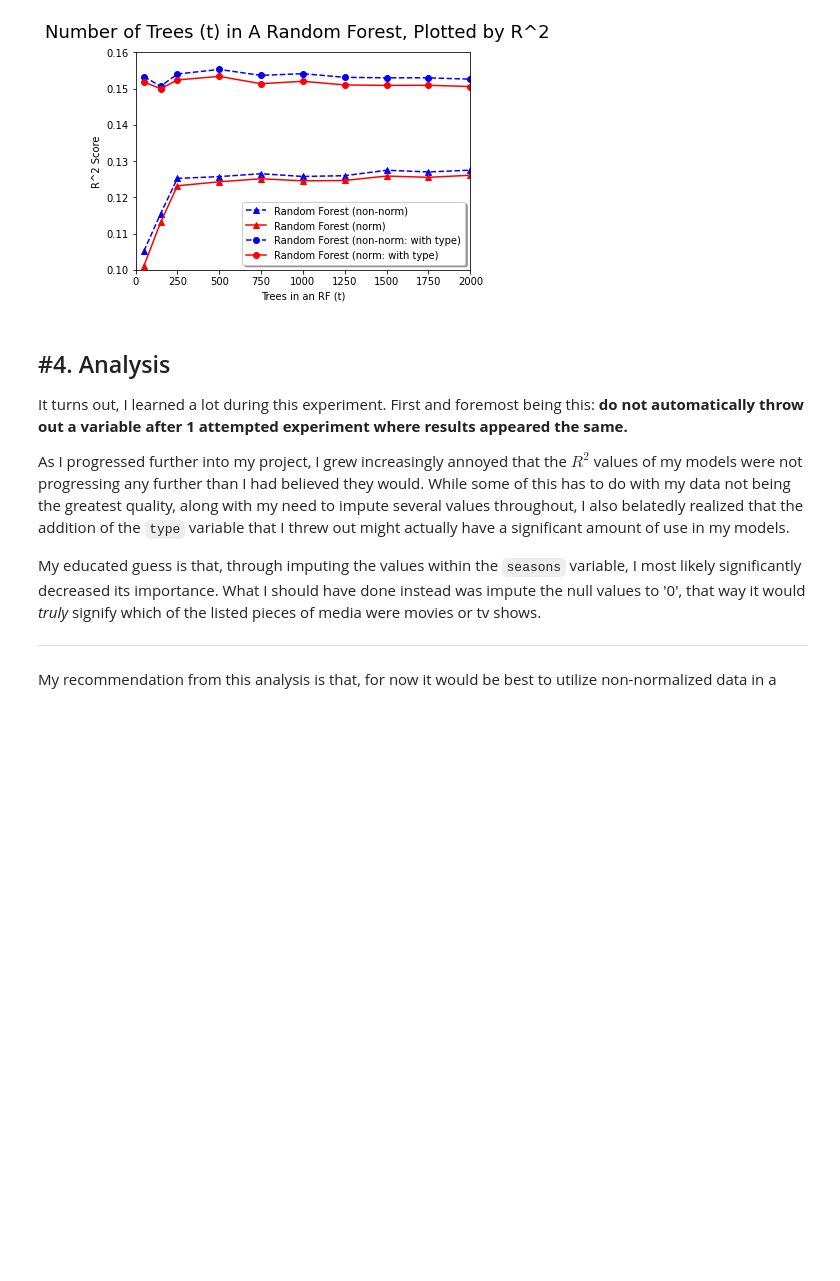
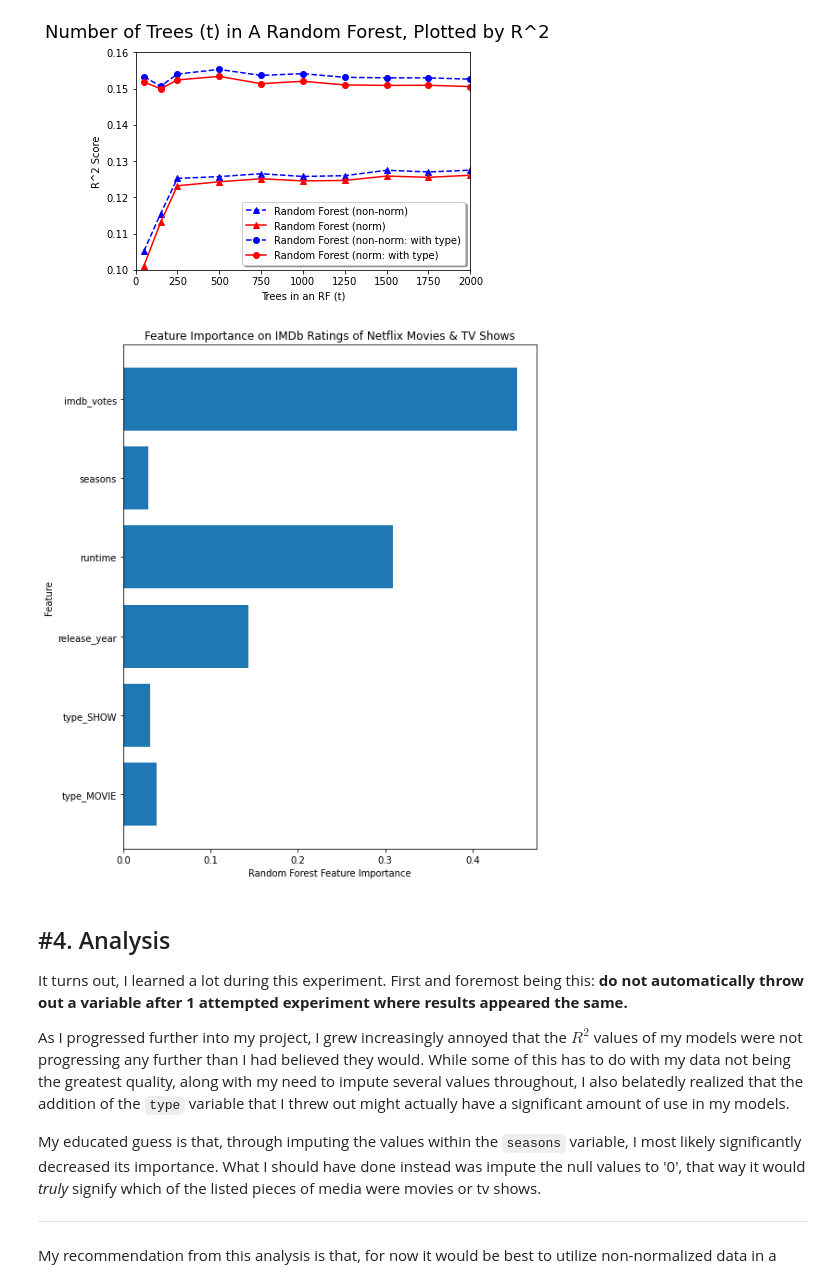
Before and after one commit to j23-cs167/project-2-S-Soluel, a Jupyter notebook: Project2_SamSolheim.ipynb, the cells around one changed output. Drawn from its saved outputs; the diff is of its cells as text; code cells hidden in the pictures; blank space fills up the shorter version.

```diff
--- a/Project2_SamSolheim.ipynb
+++ b/Project2_SamSolheim.ipynb
@@ -672,6 +672,30 @@ plt.axis([0, 2000, 0.1, .16])
 plt.show()
 # %% [output]
 [figure]
+# %%
+# Feature Importance Chart: Random Forest
+forest_w = RandomForestRegressor(n_estimators = 400, random_state = 13, max_features = "sqrt")
+forest_w.fit(train_data_w, train_sln_w)
+
+
+
+index = range(len(predictors_w)) #creates a list of numbers the right size to use as the index
+
+plt.figure(figsize=(8,10)) #making the table bigger so the text is readable
+plt.barh(index , forest_w.feature_importances_, height=0.8) #horizontal bar chart
+plt.ylabel('Feature')
+plt.yticks(index, predictors_w) #put the feature names at the y tick marks
+plt.xlabel("Random Forest Feature Importance")
+plt.title("Feature Importance on IMDb Ratings of Netflix Movies & TV Shows")
+plt.show()
+
+
+### Not too surprisingly, imdb_votes is the most important
+# feature for determining the actual IMDb ratings.
+# What I did find interesting here is, it appears that the dummy variables for
+# type actually do end up being more important than seasons.
+# %% [output]
+[figure, added]
 # %% [markdown]
 #4. Analysis
 ---
```
